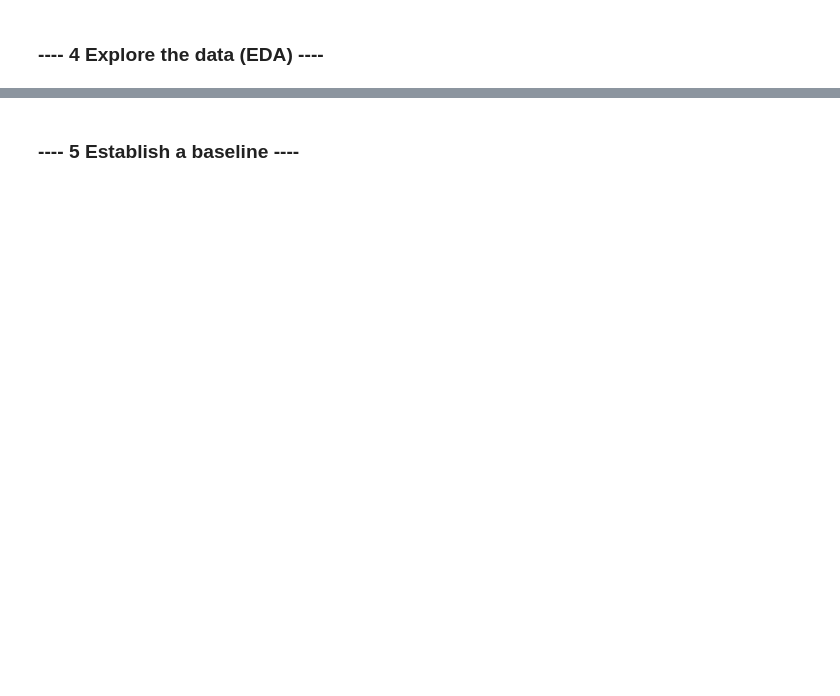
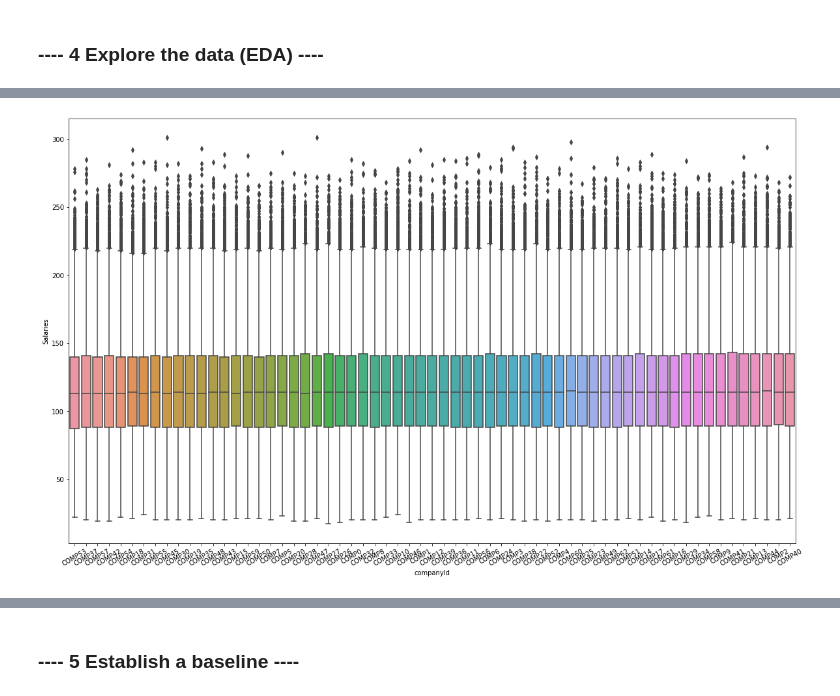
Before and after one commit to tracy15932/salary_prediction, a Jupyter notebook: salary_prediction.ipynb, the cells around one changed output, grey strips where cells are left out. Drawn from its saved outputs; the diff is of its cells as text; code cells hidden in the pictures; blank space fills up the shorter version.

```diff
--- a/salary_prediction.ipynb
+++ b/salary_prediction.ipynb
@@ -249,0 +303,9 @@ outliers[outliers.jobType=='JUNIOR']
+# %%
+fig= plt.figure(figsize=(20,12))
+rank = train_merge.groupby('companyId').mean()['salary'].sort_values().index
+sns.boxplot(x='companyId', y='salary',data=train_merge, order = rank)
+plt.xticks(rotation=30)
+plt.ylabel('Salaries')
+plt.show()
+# %% [output]
+[figure, added]
```
Also changed, not shown: parts of 69 cells of this notebook.
